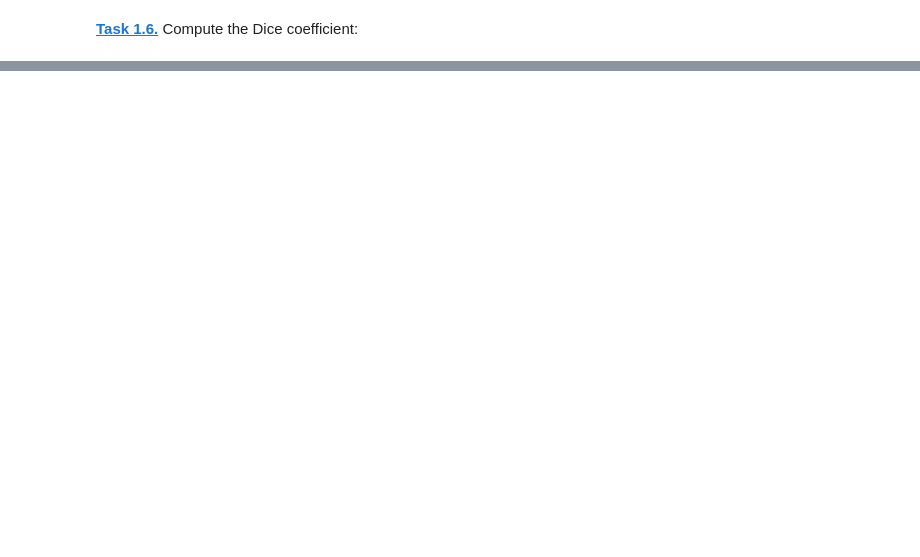
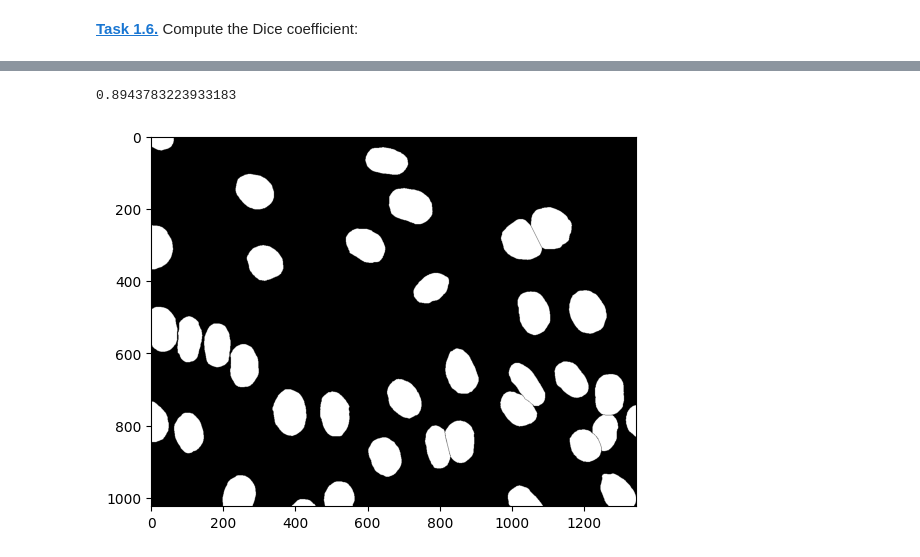
Before and after one commit to Anastasia933/FS5Python, a Jupyter notebook: otsu.ipynb, the cells around one changed output, grey strips where cells are left out. Saved outputs shown, nothing was run; the diff lists cells and outputs as text; code cells hidden in the pictures; blank space fills up the shorter version.

```diff
--- a/otsu.ipynb
+++ b/otsu.ipynb
@@ -99,0 +99,12 @@ plt.imshow(img8_otsu, cmap='gray')
+# %%
+gt = plt.imread('data/NIH3T3/gt/0.png')
+plt.imshow(gt, cmap = 'gray')
+
+intersect = 2 * np.sum(img8_otsu[np.logical_and(gt, img8_otsu)])
+absG = gt.sum()
+absH = img8_otsu.sum()
+dice = intersect/(absG + absH)
+print(dice)
+# %% [output]
+0.8943783223933183
+[figure, added]
```
Also changed, not shown: parts of 2 cells of this notebook, 1 other file.
